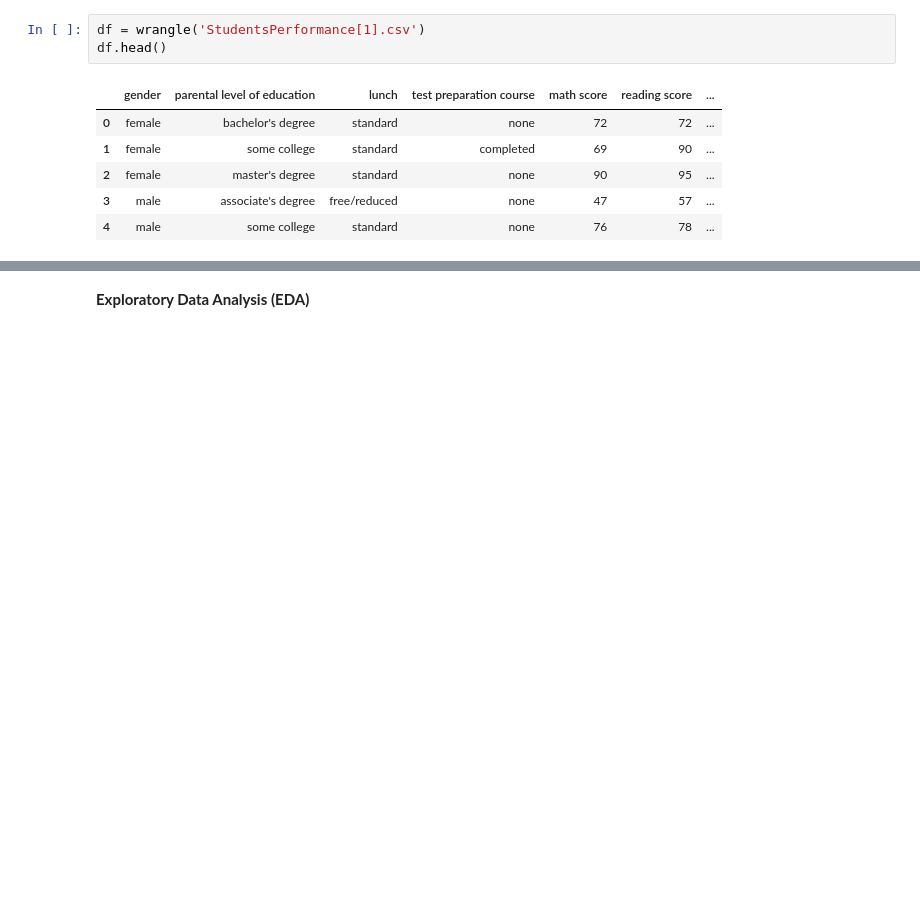
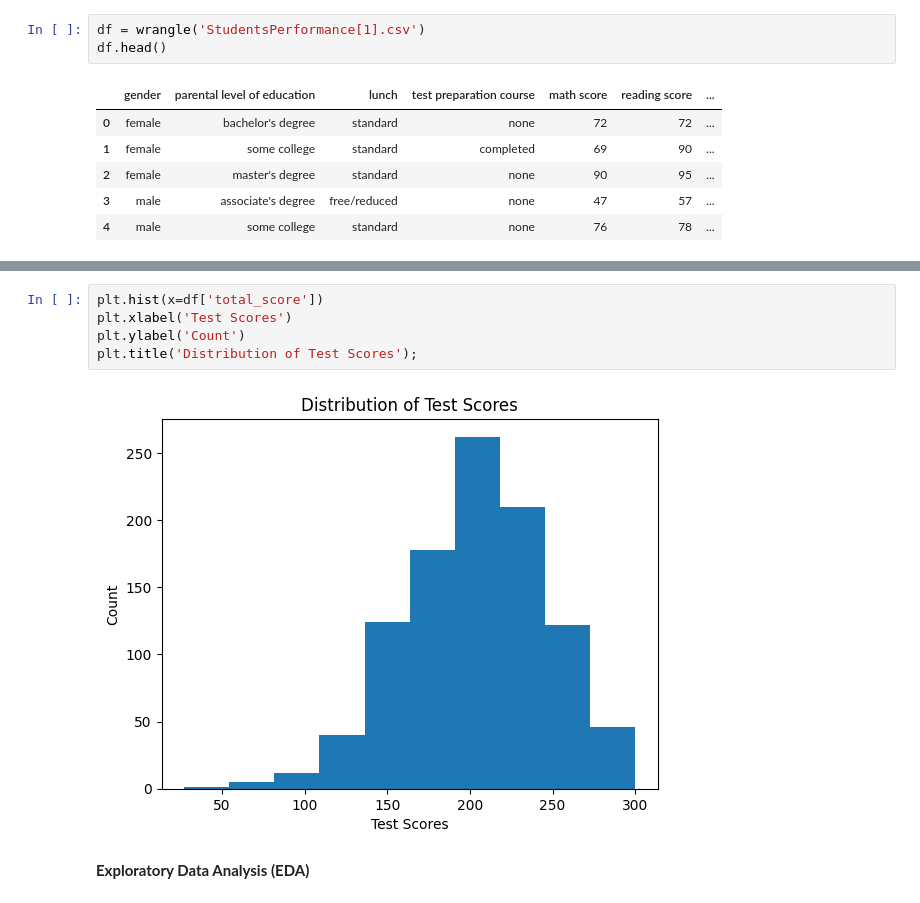
Before and after one commit to Bolajiiii/Student-Performance-Analysis, a Jupyter notebook: Student_Performance.ipynb, the cells around one changed output, grey strips where cells are left out. Cells and saved outputs as stored; diff of their text form; blank space fills up the shorter version.

Commit message:
visualize distribution of total score

```diff
--- a/Student_Performance.ipynb
+++ b/Student_Performance.ipynb
@@ -32,3 +63,10 @@ df.head()
+# %%
+plt.hist(x=df['total_score'])
+plt.xlabel('Test Scores')
+plt.ylabel('Count')
+plt.title('Distribution of Test Scores');
+# %% [output]
+[figure, added]
 # %% [markdown]
 **Exploratory Data Analysis (EDA)**
 # %% [markdown]
```
Also changed, not shown: parts of 2 cells of this notebook.
